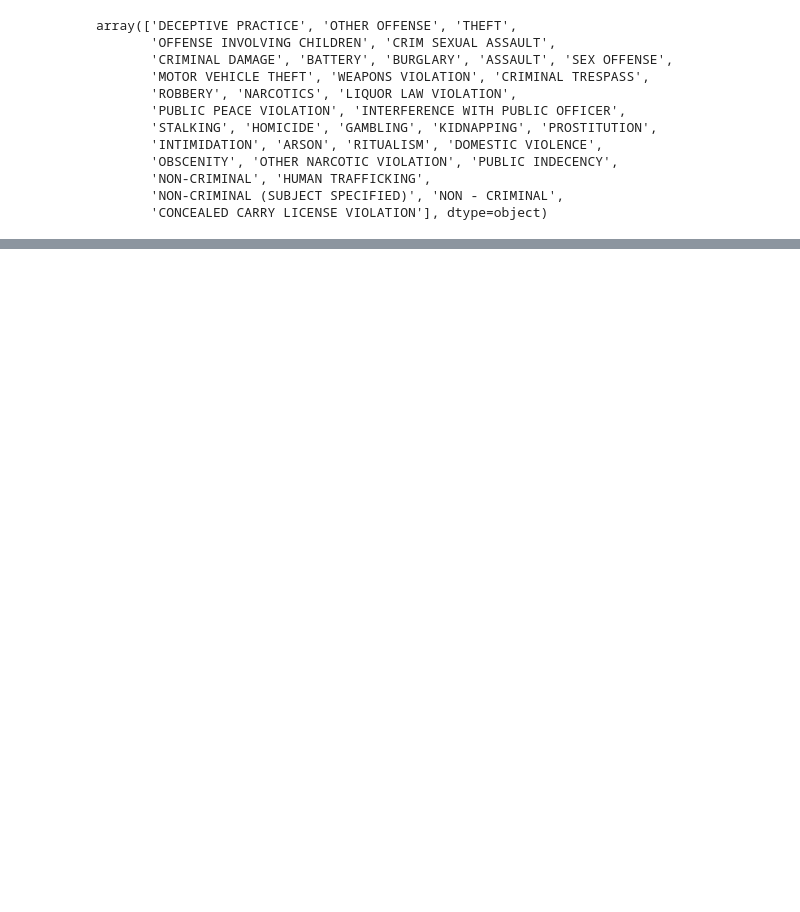
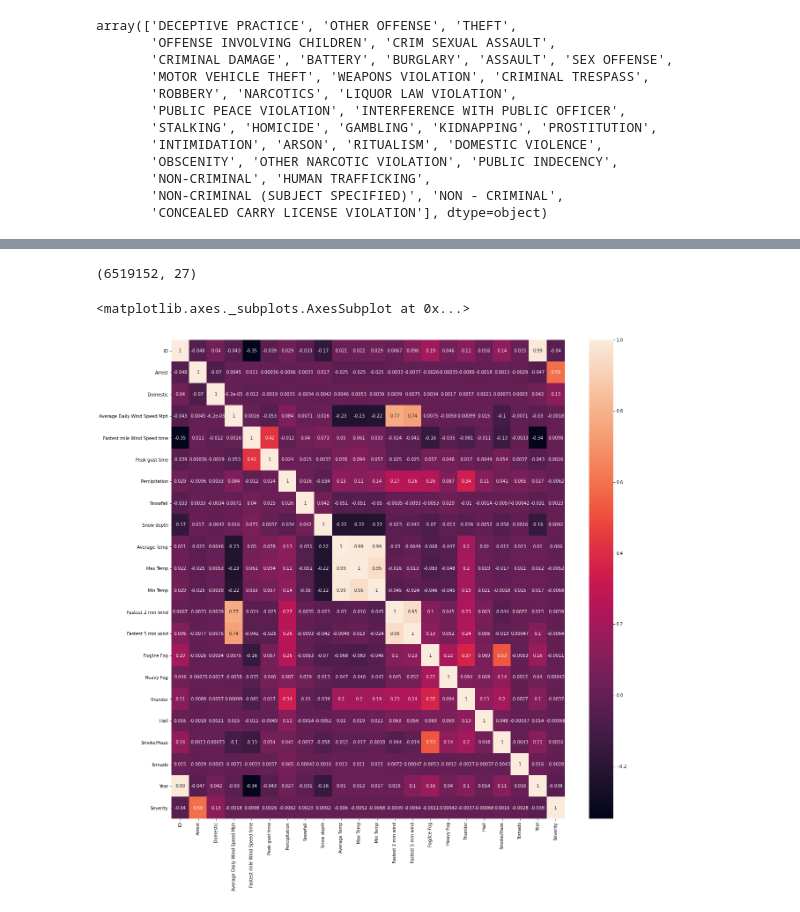
Before and after one commit to Oraff1/Capstone-2, a Jupyter notebook: Capstone eda.ipynb, the cells around one changed output, grey strips where cells are left out. Saved outputs shown, nothing was run; the diff lists cells and outputs as text; code cells hidden in the pictures; blank space fills up the shorter version.

```diff
--- a/Capstone eda.ipynb
+++ b/Capstone eda.ipynb
@@ -71,0 +135,9 @@ dtype: int64
+# %%
+df['Fog/Ice Fog'] = df['Fog/Ice Fog'].astype(int)
+df['Heavy Fog'] = df['Heavy Fog'].astype(int)
+df['Thunder'] = df['Thunder'].astype(int)
+df['Hail'] = df['Hail'].astype(int)
+df['Smoke/Haze'] = df['Smoke/Haze'].astype(int)
+df['Tornado'] = df['Tornado'].astype(int)
+df['Arrest'] = df['Arrest'].astype(int)
+df['Domestic'] = df['Domestic'].astype(int)
@@ -106,0 +225,8 @@ dtype: int64
+# %%
+df['Severity'] = 0
+# %%
+##for i in severe_crimes:
+##    for index, row in df.iterrows():
+ ##       row['Severity']= np.where((row['Primary Type']==i), 1, 0)
+
+df['Severity']= np.where((df['Primary Type']=='NARCOTICS')|(df['Primary Type']=='HOMICIDE')|(df['Primary Type']=='OFFENSE INVOLVING CHILDREN')|(df['Primary Type']=='CRIM SEXUAL ASSAULT')|(df['Primary Type']=='BATTERY')|(df['Primary Type']=='BURGLARY')|(df['Primary Type']=='SEX OFFENSE')|(df['Primary Type']=='ROBBERY')|(df['Primary Type']=='PROSTITUTION')|(df['Primary Type']=='KIDNAPPING')|(df['Primary Type']=='ARSON')|(df['Primary Type']=='HUMAN TRAFFICKING')|(df['Arrest']==1), 1, 0)
@@ -106,0 +255,12 @@ dtype: int64
+# %%
+df.shape
+# %% [output]
+(6519152, 27)
+# %%
+correlation = df.corr()
+# %%
+fig, ax = plt.subplots(figsize=(20,20))
+sns.heatmap(correlation, xticklabels=correlation.columns, yticklabels=correlation.columns, annot=True, ax=ax)
+# %% [output]
+<matplotlib.axes._subplots.AxesSubplot at 0x...>
+[figure, added]
```
Also changed, not shown: parts of 33 cells of this notebook.
